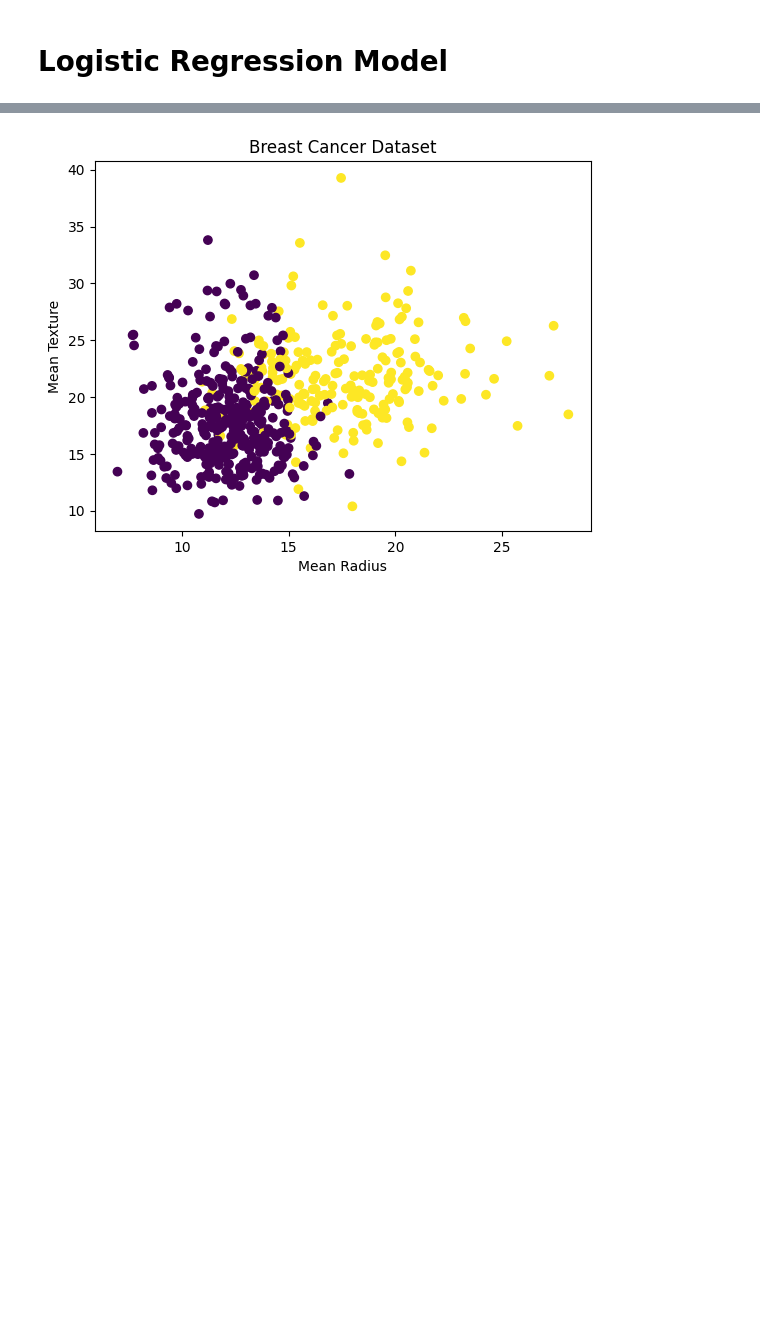
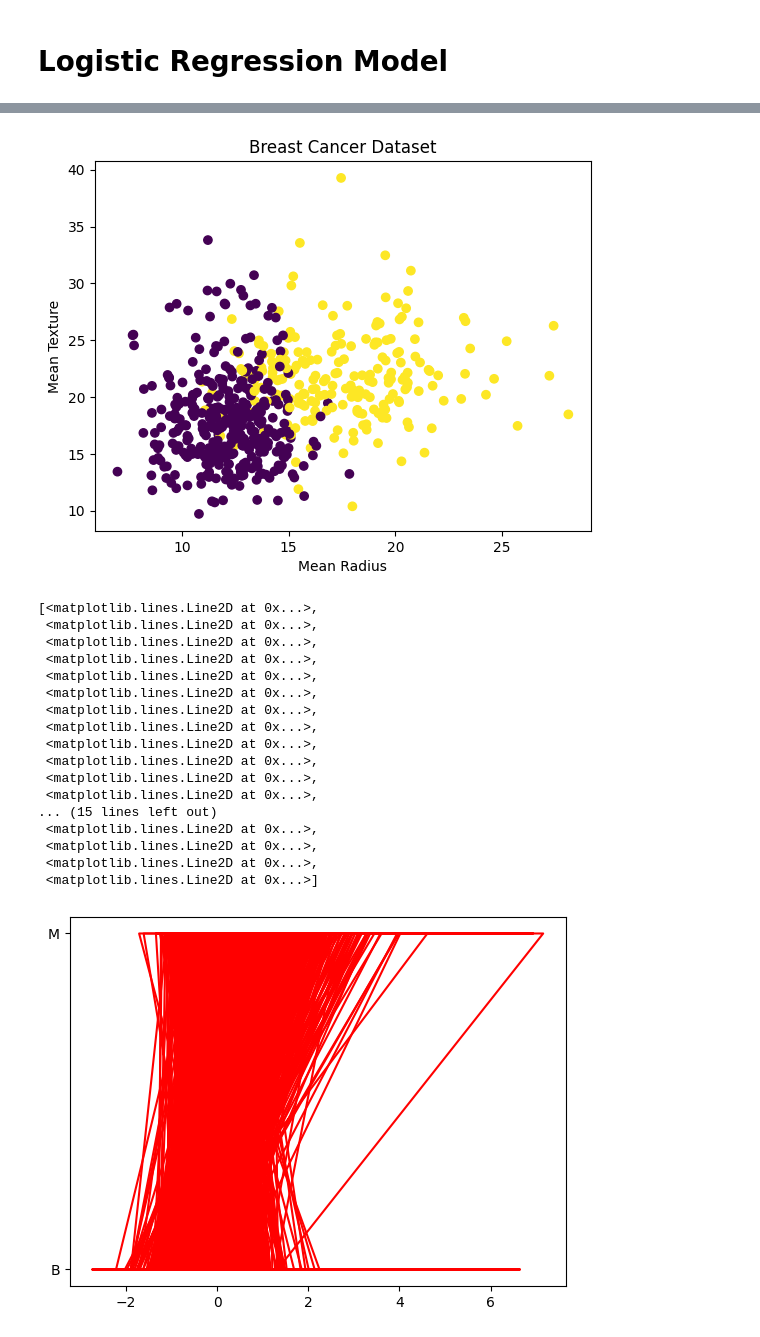
Before and after one commit to ShadowWolf3476/UWR-Internship, a Jupyter notebook: practice_model.ipynb, the cells around one changed output, grey strips where cells are left out. Cells and saved outputs as stored; diff of their text form; code cells hidden in the pictures; blank space fills up the shorter version.

```diff
--- a/practice_model.ipynb
+++ b/practice_model.ipynb
@@ -39,30 +39,49 @@ scaler = StandardScaler()
 xc_train = scaler.fit_transform(xc_train)
 xc_test = scaler.transform(xc_test)
 logistic_model = LogisticRegression()
 logistic_model.fit(xc_train, yc_train.ravel())
 yc_pred = logistic_model.predict(xc_test)
 print("Confusion Matrix:\n", confusion_matrix(yc_test, yc_pred))
 print("Classification Report:\n", classification_report(yc_test, yc_pred))
 print("Accuracy Score:", accuracy_score(yc_test, yc_pred))
 colors = cancer_df['diagnosis'].map({'B': 0, 'M': 1})
 plt.scatter(xc['radius_mean'], xc['texture_mean'], c=colors, cmap='viridis')
 plt.xlabel('Mean Radius')
 plt.ylabel('Mean Texture')
 plt.title('Breast Cancer Dataset')
 plt.show()
+plt.plot(xc_test, yc_pred, color='red', label='Predicted')
 # %% [output]
 Confusion Matrix:
  [[70  1]
  [ 2 41]]
 Classification Report:
                precision    recall  f1-score   support
 
            B       0.97      0.99      0.98        71
            M       0.98      0.95      0.96        43
 
     accuracy                           0.97       114
    macro avg       0.97      0.97      0.97       114
 weighted avg       0.97      0.97      0.97       114
 
 Accuracy Score: 0.9736842105263158
 [figure]
+[<matplotlib.lines.Line2D at 0x...>,
+ <matplotlib.lines.Line2D at 0x...>,
+ <matplotlib.lines.Line2D at 0x...>,
+ <matplotlib.lines.Line2D at 0x...>,
+ <matplotlib.lines.Line2D at 0x...>,
+ <matplotlib.lines.Line2D at 0x...>,
+ <matplotlib.lines.Line2D at 0x...>,
+ <matplotlib.lines.Line2D at 0x...>,
+ <matplotlib.lines.Line2D at 0x...>,
+ <matplotlib.lines.Line2D at 0x...>,
+ <matplotlib.lines.Line2D at 0x...>,
+ <matplotlib.lines.Line2D at 0x...>,
+... (15 lines left out)
+ <matplotlib.lines.Line2D at 0x...>,
+ <matplotlib.lines.Line2D at 0x...>,
+ <matplotlib.lines.Line2D at 0x...>,
+ <matplotlib.lines.Line2D at 0x...>]
+[figure, added]
```
